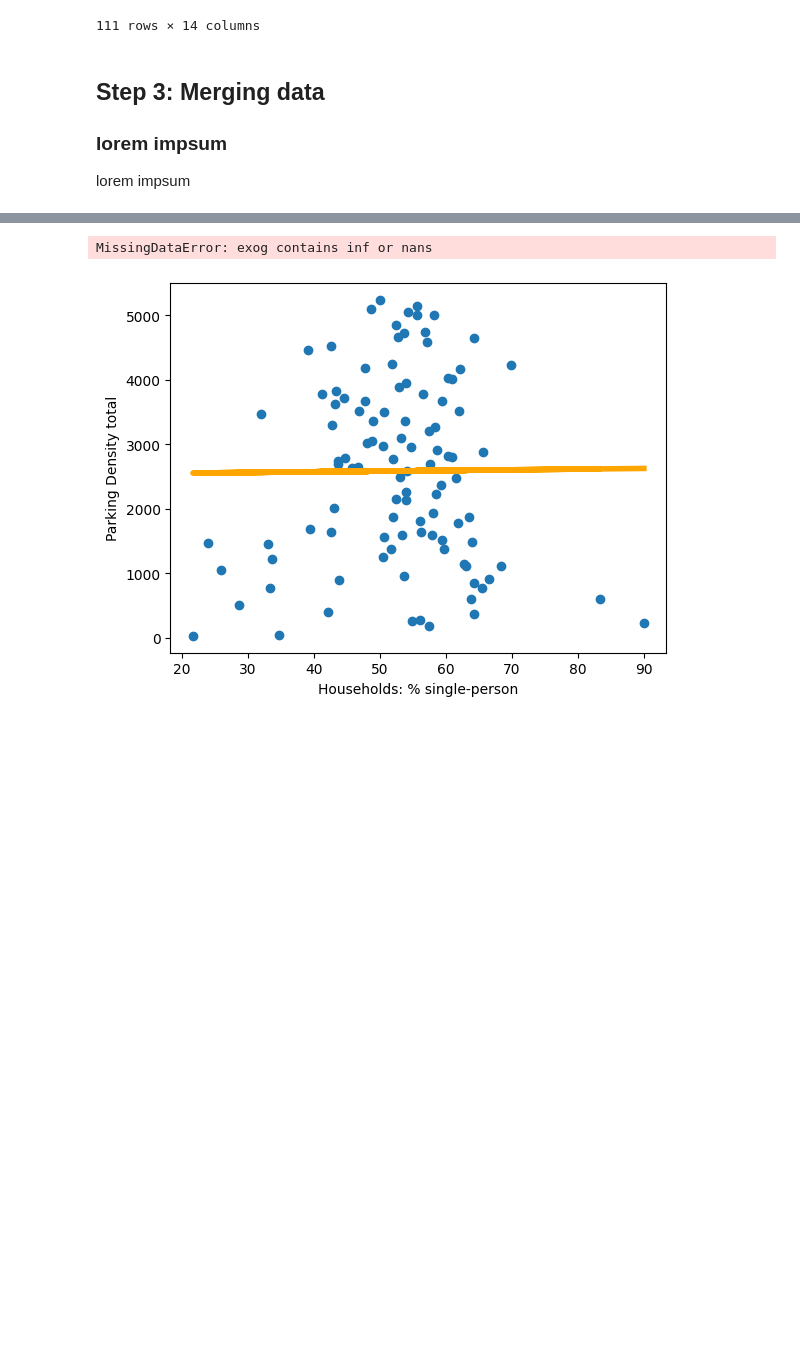
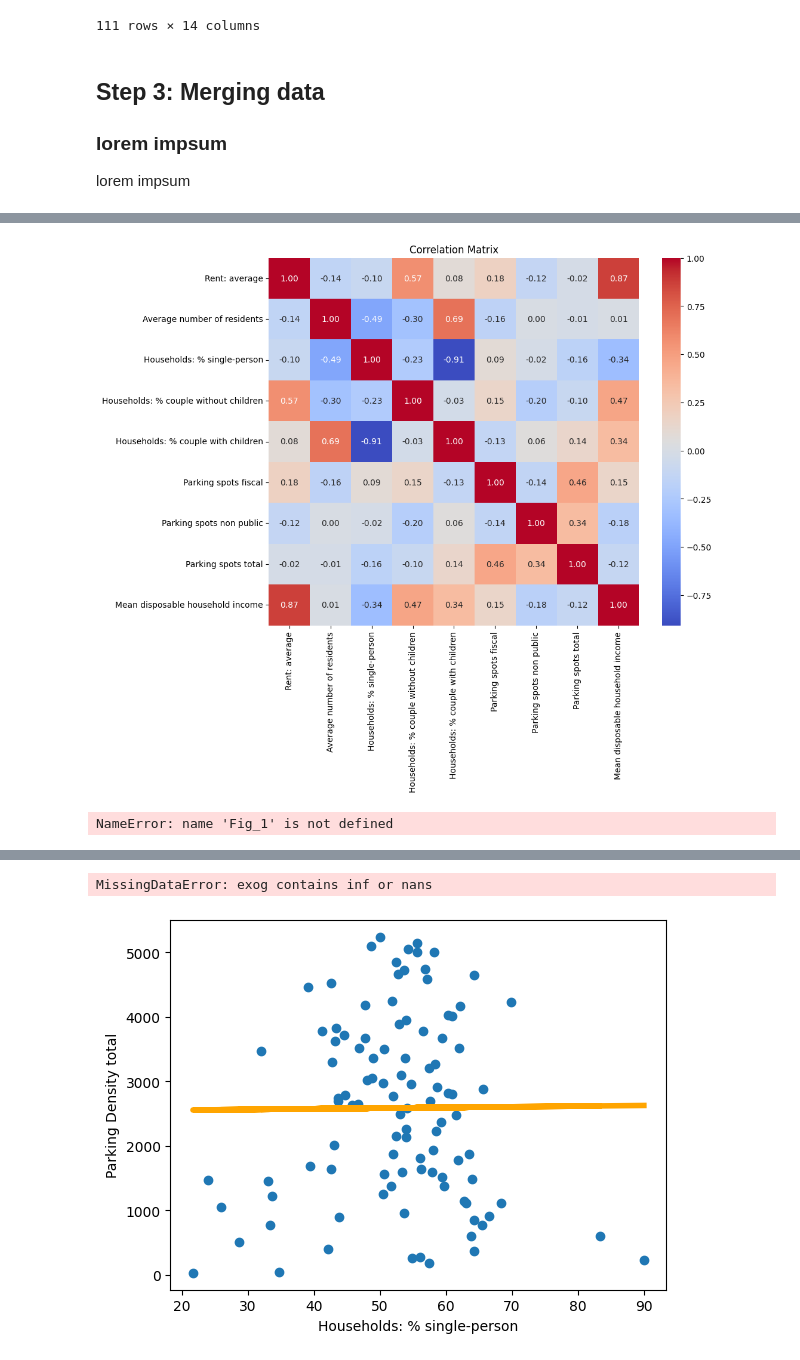
Before and after one commit to mannan272/data1, a Jupyter notebook: hackathon/team13.ipynb, the cells around one changed output, grey strips where cells are left out. Drawn from its saved outputs; the diff is of its cells as text; code cells hidden in the pictures; blank space fills up the shorter version.

```diff
--- a/hackathon/team13.ipynb
+++ b/hackathon/team13.ipynb
@@ -166,0 +206,3 @@ memory usage: 22.5+ KB
+# %%
+df_matrix_1 = df[['Rent: average', 'Average number of residents', 'Households: % single-person', 'Households: % couple without children', 'Households: % couple with children', 'Parking spots fiscal', 'Parking spots non public', 'Parking spots total', 'Mean disposable household income']]
+df_matrix_1
@@ -166,0 +224,15 @@ memory usage: 22.5+ KB
+# %%
+
+df_correlation_1 = df_matrix_1.apply(pd.to_numeric, errors='coerce')
+
+correlation_matrix_1 = df_correlation_1.corr()
+
+Fig_2 = plt.figure(figsize=(10, 8))
+sns.heatmap(correlation_matrix_1, annot=True, cmap='coolwarm', fmt='.2f')
+plt.title('Correlation Matrix')
+plt.show()
+
+Fig_1.savefig('correlation_matrix.png', dpi = 300, bbox_inches = 'tight')
+# %% [output]
+[figure, added]
+NameError: name 'Fig_1' is not defined
```
Also changed, not shown: parts of 14 cells of this notebook, 9 other files.
